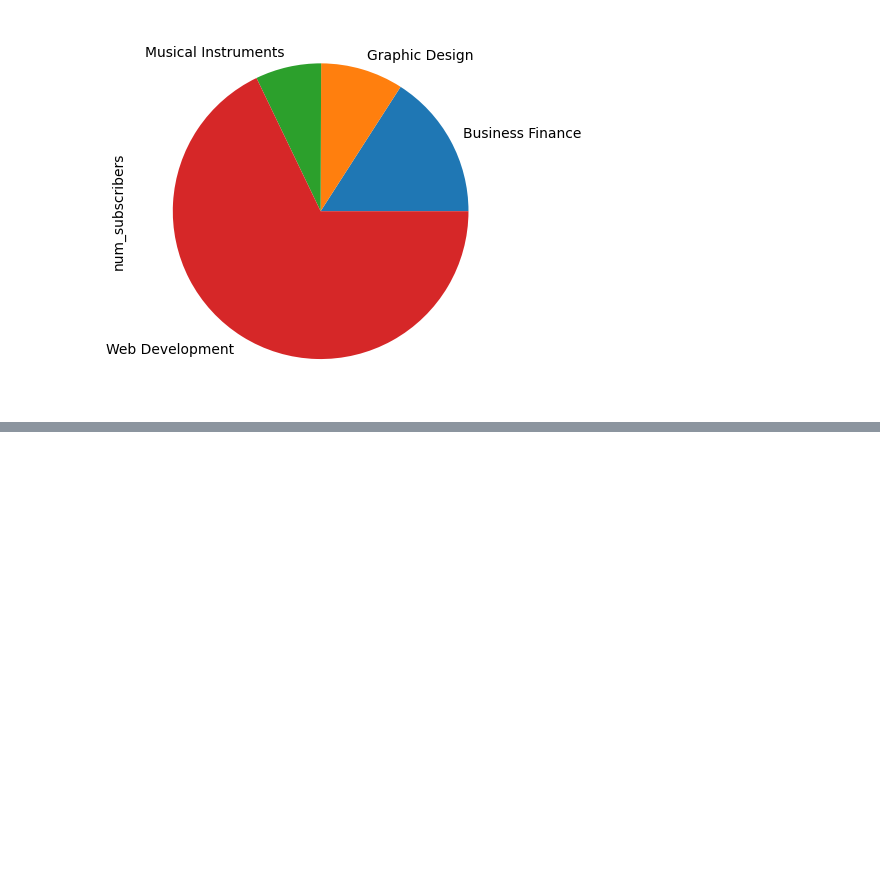
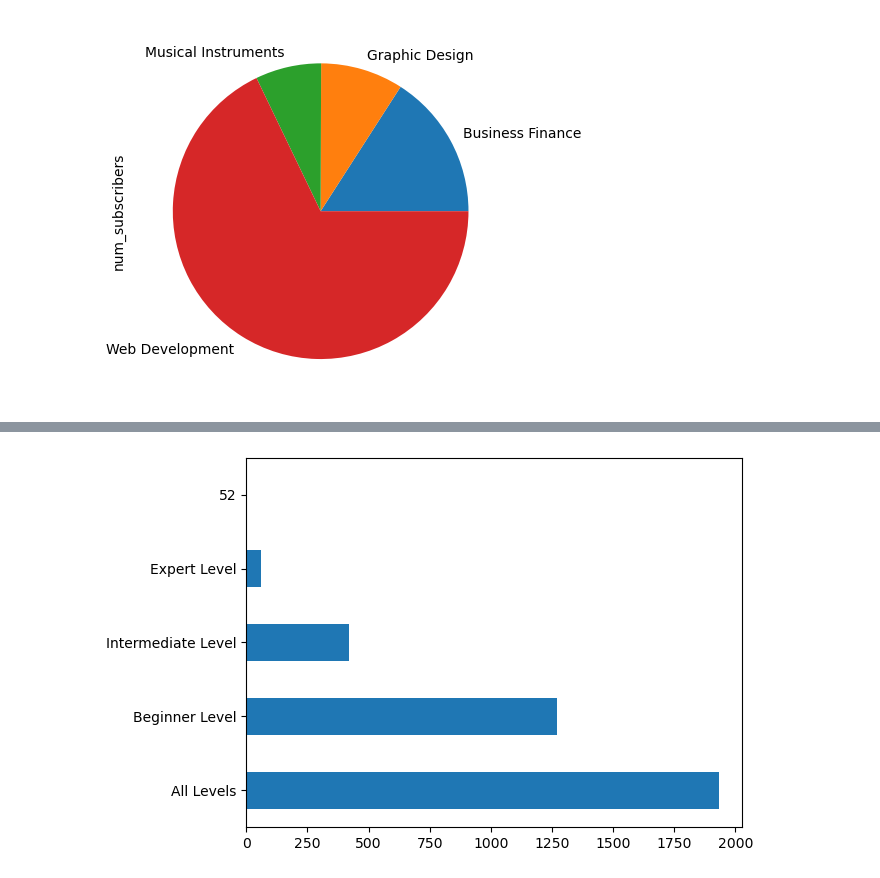
Before and after one commit to lawalsegun2025/udemy_course_recommendation_system, a Jupyter notebook: EDA_on_udemy_courses_dataset.ipynb, the cells around one changed output, grey strips where cells are left out. Saved outputs shown, nothing was run; the diff lists cells and outputs as text; code cells hidden in the pictures; blank space fills up the shorter version.

Commit message:
eda levels

```diff
--- a/EDA_on_udemy_courses_dataset.ipynb
+++ b/EDA_on_udemy_courses_dataset.ipynb
@@ -144,0 +154,5 @@ df.groupby('subject')['num_subscribers'].sum().plot(kind = 'pie');
+# %%
+# Plot the count of categories of levels
+df["level"].value_counts().plot(kind = "barh");
+# %% [output]
+[figure, added]
```
Also changed, not shown: parts of 11 cells of this notebook.
